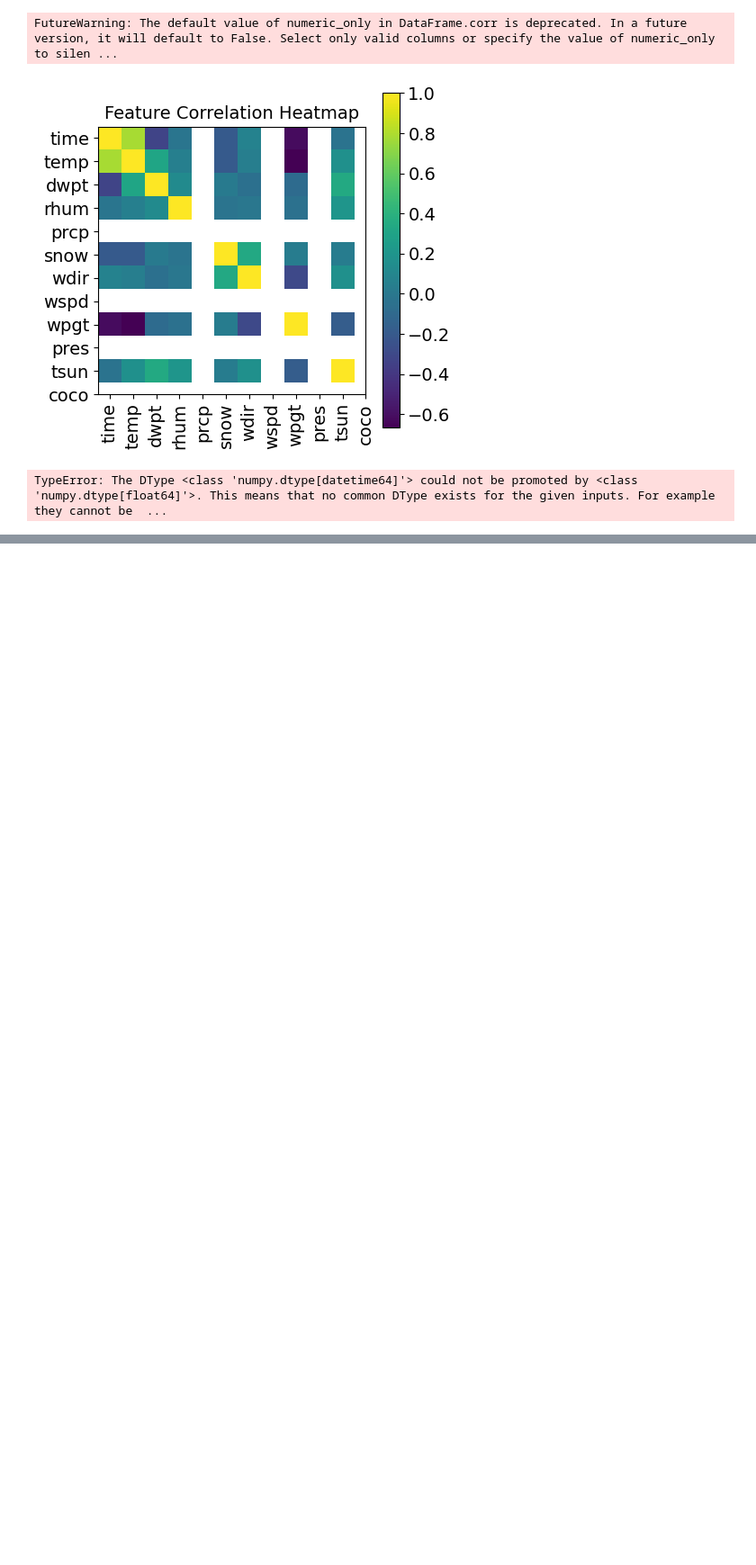
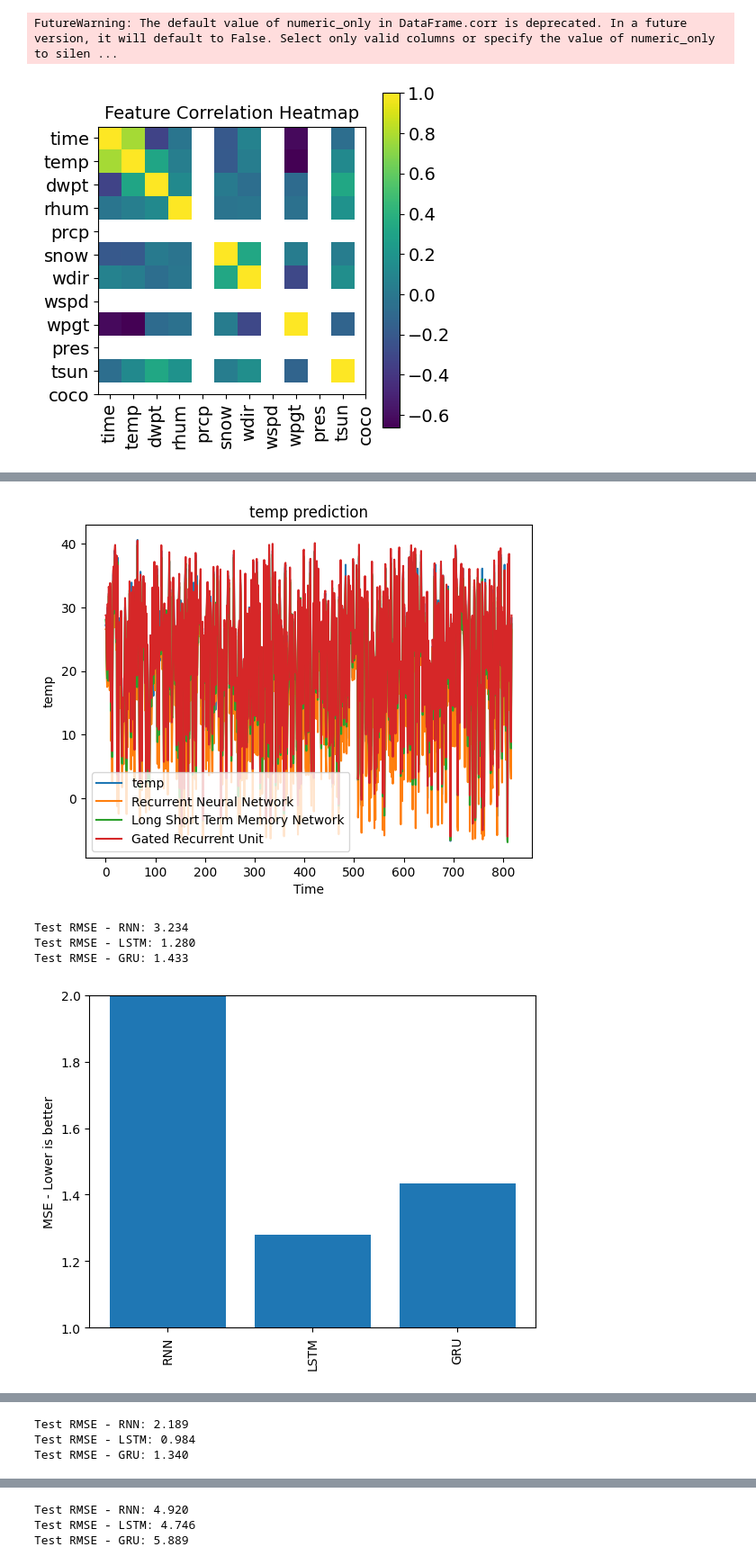
Before and after one commit to qthooloo/BUSA532, a Jupyter notebook: TF Model/WeatherPredictionCPU.ipynb, the cells around one changed output, grey strips where cells are left out. Shown at 90% size. Drawn from its saved outputs; the diff is of its cells as text; code cells hidden in the pictures; blank space fills up the shorter version.

Commit message:
update: rebuilt model
rebuilt ml model and exported results

```diff
--- a/TF Model/WeatherPredictionCPU.ipynb
+++ b/TF Model/WeatherPredictionCPU.ipynb
@@ -131,7 +117,7 @@ FutureWarning: The default value of numeric_only in DataFrame.corr is deprecated
 
 #define models for later use
 
-def rnn_model():
+def rnn_model(X_train, y_train, X_test, sc):
     rnn = keras.Sequential()
     rnn.add(keras.layers.SimpleRNN(128, return_sequences=True))
     rnn.add(keras.layers.SimpleRNN(128, return_sequences=True))
@@ -140,14 +126,14 @@ def rnn_model():
     rnn.add(keras.layers.Dense(units = 1))
 
     rnn.compile(optimizer='rmsprop', loss='mean_squared_error')
-    rnn.fit(X_train, y_train, epochs=100, batch_size=32)
+    rnn.fit(X_train, y_train, epochs=15, batch_size=32)
     predicted_rnn = rnn.predict(X_test)
     #un-normalize
     predicted_rnn = sc.inverse_transform(predicted_rnn)
     return predicted_rnn
 
 
-def lstm_model():
+def lstm_model(X_train, y_train, X_test, sc):
     lstm = keras.Sequential()
     lstm.add(keras.layers.LSTM(units = 50, return_sequences = True, input_shape = (X_train.shape[1], 1)))
     lstm.add(keras.layers.Dropout(rate = 0.2))
@@ -160,14 +146,14 @@ def lstm_model():
     lstm.add(keras.layers.Dense(units = 1))
 
     lstm.compile(optimizer = 'adam', loss = 'mean_squared_error')
-    lstm.fit(x = X_train, y = y_train, batch_size = 32, epochs = 100)
+    lstm.fit(x = X_train, y = y_train, batch_size = 32, epochs = 15)
     predicted_lstm = lstm.predict(X_test)
     #un-normalize
     predicted_lstm = sc.inverse_transform(predicted_lstm)
     return predicted_lstm
 
 
-def gru_model():
+def gru_model(X_train, y_train, X_test, sc):
     gru = keras.Sequential()
     gru.add(keras.layers.GRU(units=50, return_sequences=True, input_shape=(X_train.shape[1],1), activation='tanh'))
     gru.add(keras.layers.GRU(units=50, return_sequences=True))
@@ -176,7 +162,7 @@ def gru_model():
     gru.add(keras.layers.Dense(units=1))
 
     history = gru.compile(optimizer='rmsprop', loss='mean_squared_error')
-    gru.fit(X_train, y_train, batch_size = 32, epochs = 100)
+    gru.fit(X_train, y_train, batch_size = 32, epochs = 15)
     predicted_gru = gru.predict(X_test)
     #un-normalize
     predicted_gru = sc.inverse_transform(predicted_gru)
@@ -187,7 +173,11 @@ def gru_model():
 
 def predict_am(label):
     #get just the column we're working with
-    data = df[["time", label]]
+
+    data = df[label].values.reshape(-1,1)
+
+    #drop unneeded data
+    #data = df.iloc[:, 0: 1].values
 
     # create standardization parameters
     sc = MinMaxScaler(feature_range = (0, 1))
@@ -199,22 +189,33 @@ def predict_am(label):
     X = []
     y  = []
 
+
     #arrange data for use case
-    #use the previous 60 time steps to predict the next step
-    for i in range(60, len(data)): # in the range from the 61st value to the end
-        X.append(data[i-60: i, 0]) # load the previous 60 values into x
+    #use the previous 72 time steps to predict the next step
+    for i in range(72, len(data)): # in the range from the 73rd value to the end
+        X.append(data[i-60: i, 0]) # load the previous 72 values into x
         y.append(data[i, 0]) # load the current value into y
 
     #split training and test data
-    X_train, X_test, y_train, y_test = train_test_split(X, y, test_size = .02, random_state = 42)
+    X_train, X_test, y_train, y_test = train_test_split(X, y, test_size = .10, random_state = 42)
+
+    X_train = np.array(X_train)
+    X_test = np.array(X_test)
+    y_train = np.array(y_train)
+    y_test = np.array(y_test)
+
 
     #reshape data to fit model inputs
     X_train = np.reshape(X_train, newshape = (X_train.shape[0], X_train.shape[1], 1))
     X_test = np.reshape(X_test, newshape = (X_test.shape[0], X_test.shape[1], 1))
+    #y_train = np.reshape(y_train, newshape = (y_train.shape[0], y_train.shape[1], 1))
+    #y_test = np.reshape(y_test, newshape = (y_test.shape[0], y_test.shape[1], 1))
 
-    predicted_rnn = rnn_model()
-    predicted_lstm = lstm_model()
-    predicted_gru = gru_model()
+
+
+    predicted_rnn = rnn_model(X_train, y_train, X_test, sc)
+    predicted_lstm = lstm_model(X_train, y_train, X_test, sc)
+    predicted_gru = gru_model(X_train, y_train, X_test, sc)
 
     #un-normalize y test values
     org = sc.inverse_transform(y_test.reshape(-1, 1))
@@ -224,7 +225,7 @@ def predict_am(label):
     plt.plot(predicted_rnn, label = 'Recurrent Neural Network')
     plt.plot(predicted_lstm, label = 'Long Short Term Memory Network')
     plt.plot(predicted_gru, label = 'Gated Recurrent Unit')
-    plt.title('Google price prediction')
+    plt.title(label + " prediction")
     plt.xlabel('Time')
     plt.ylabel(label)
     plt.legend()
@@ -261,7 +262,4 @@ def predict_am(label):
     plt.xticks(rotation = 90)
     plt.show()
 
-
-predict_am("temp")
+    return min(model_accuracy)
-# %% [output]
-TypeError: The DType <class 'numpy.dtype[datetime64]'> could not be promoted by <class 'numpy.dtype[float64]'>. This means that no common DType exists for the given inputs. For example they cannot be  ...
@@ -291,0 +266,14 @@ TypeError: The DType <class 'numpy.dtype[datetime64]'> could not be promoted by
+# %%
+#predict_am(label = "temp")
+
+#create dictionary to load columns and their best prediction model
+bestPredictor = {}
+
+#select columns to analyze
+columns = ["temp", "dwpt", "rhum", "prcp", "wdir", "wspd", "pres"]
+
+#analyze selected columns and add results to dictionary
+for column in columns:
+    columnpm = predict_am(label = column)
+    bestPredictor.update({column : columnpm})
+# %% [output]
@@ -291,0 +297,5 @@ TypeError: The DType <class 'numpy.dtype[datetime64]'> could not be promoted by
+[figure, added]
+Test RMSE - RNN: 3.234
+Test RMSE - LSTM: 1.280
+Test RMSE - GRU: 1.433
+[figure, added]
@@ -291,0 +320,3 @@ TypeError: The DType <class 'numpy.dtype[datetime64]'> could not be promoted by
+Test RMSE - RNN: 2.189
+Test RMSE - LSTM: 0.984
+Test RMSE - GRU: 1.340
@@ -291,0 +342,3 @@ TypeError: The DType <class 'numpy.dtype[datetime64]'> could not be promoted by
+Test RMSE - RNN: 4.920
+Test RMSE - LSTM: 4.746
+Test RMSE - GRU: 5.889
```
Also changed, not shown: parts of 4 cells of this notebook, 2 other files.
